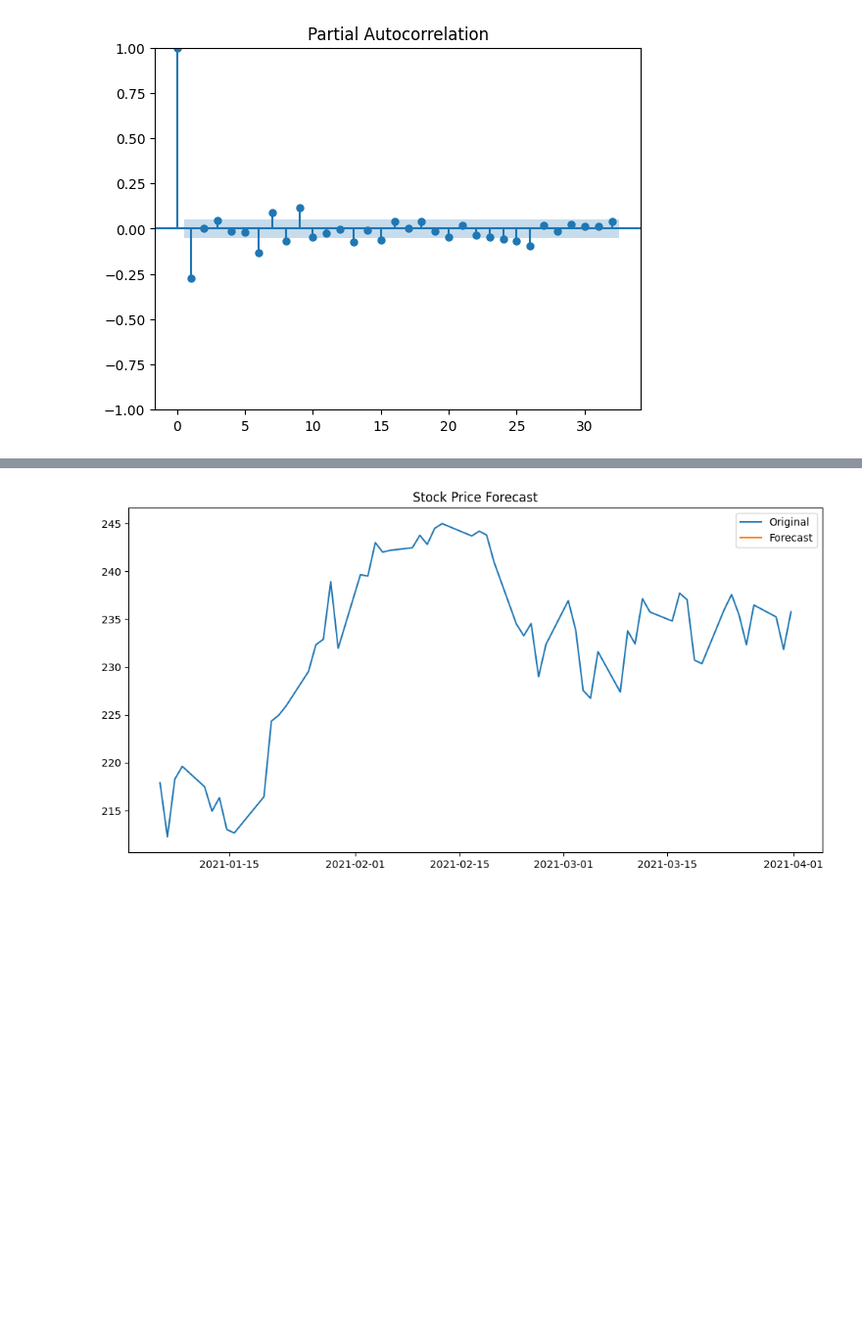
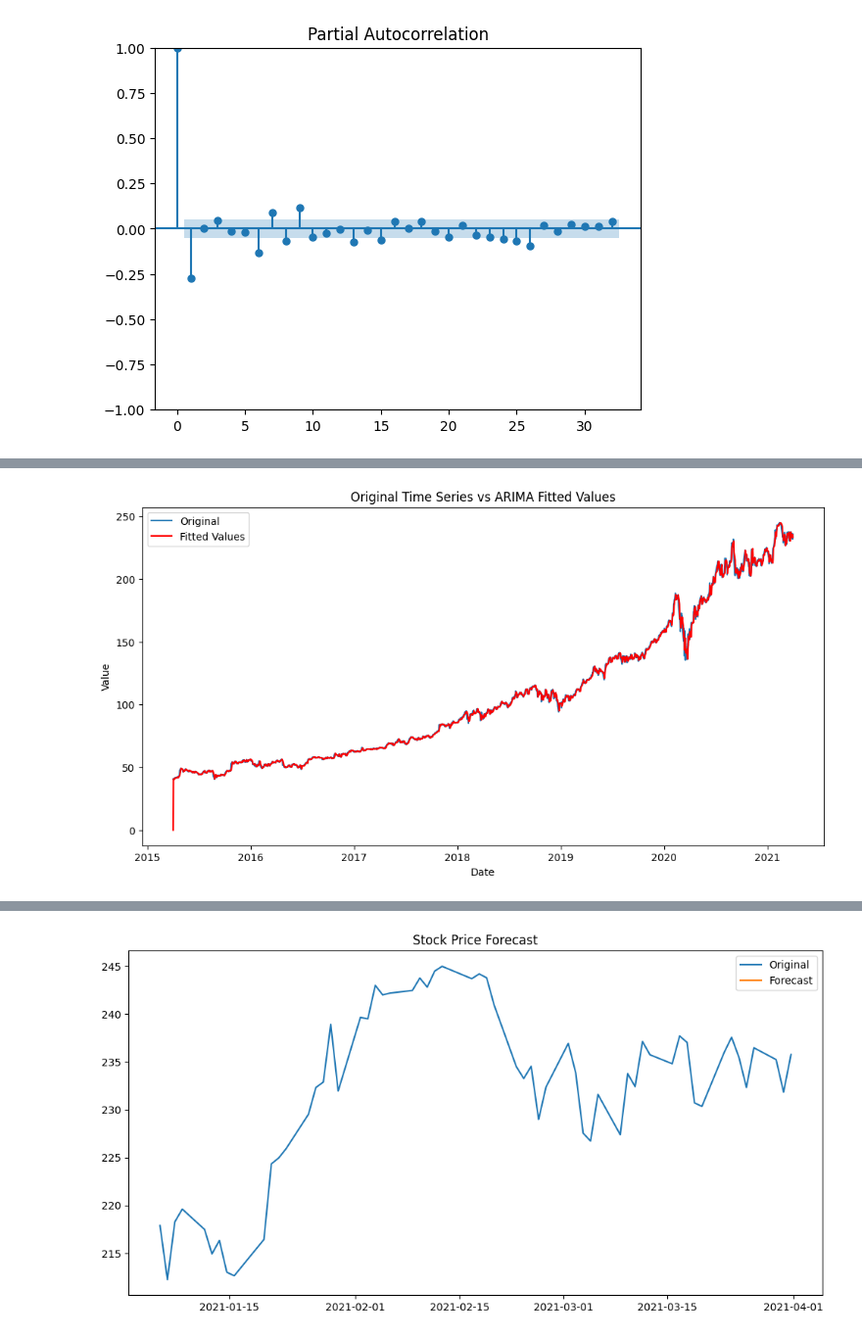
Before and after one commit to Midigan/Joint-CA2-Machine-Learning-for-Business, a Jupyter notebook: CA2 MLB and DV Integrated.ipynb, the cells around one changed output, grey strips where cells are left out. Shown: that part at 98% size. Drawn from its saved outputs; the diff is of its cells as text; code cells hidden in the pictures; blank space fills up the shorter version.

```diff
--- a/CA2 MLB and DV Integrated.ipynb
+++ b/CA2 MLB and DV Integrated.ipynb
@@ -169,0 +163,11 @@ plt.plot(results_ARIMA.fittedvalues, color='red')
+# %%
+plt.figure(figsize=(12,6))
+plt.plot(time_series, label='Original')
+plt.plot(results_ARIMA.fittedvalues, color='red', label='Fitted Values')
+plt.title('Original Time Series vs ARIMA Fitted Values')
+plt.xlabel('Date')
+plt.ylabel('Value')
+plt.legend()
+plt.show()
+# %% [output]
+[figure, added]
```
Also changed, not shown: parts of 12 cells of this notebook.
